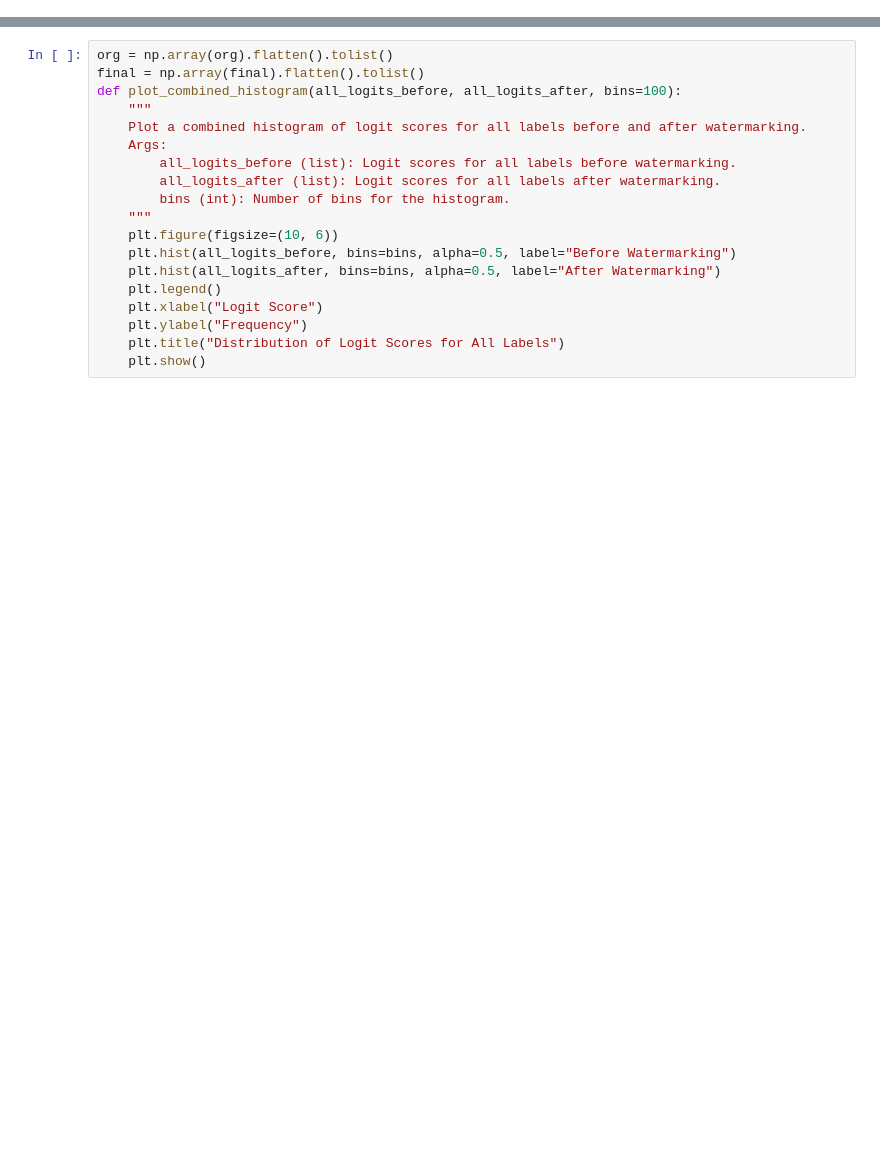
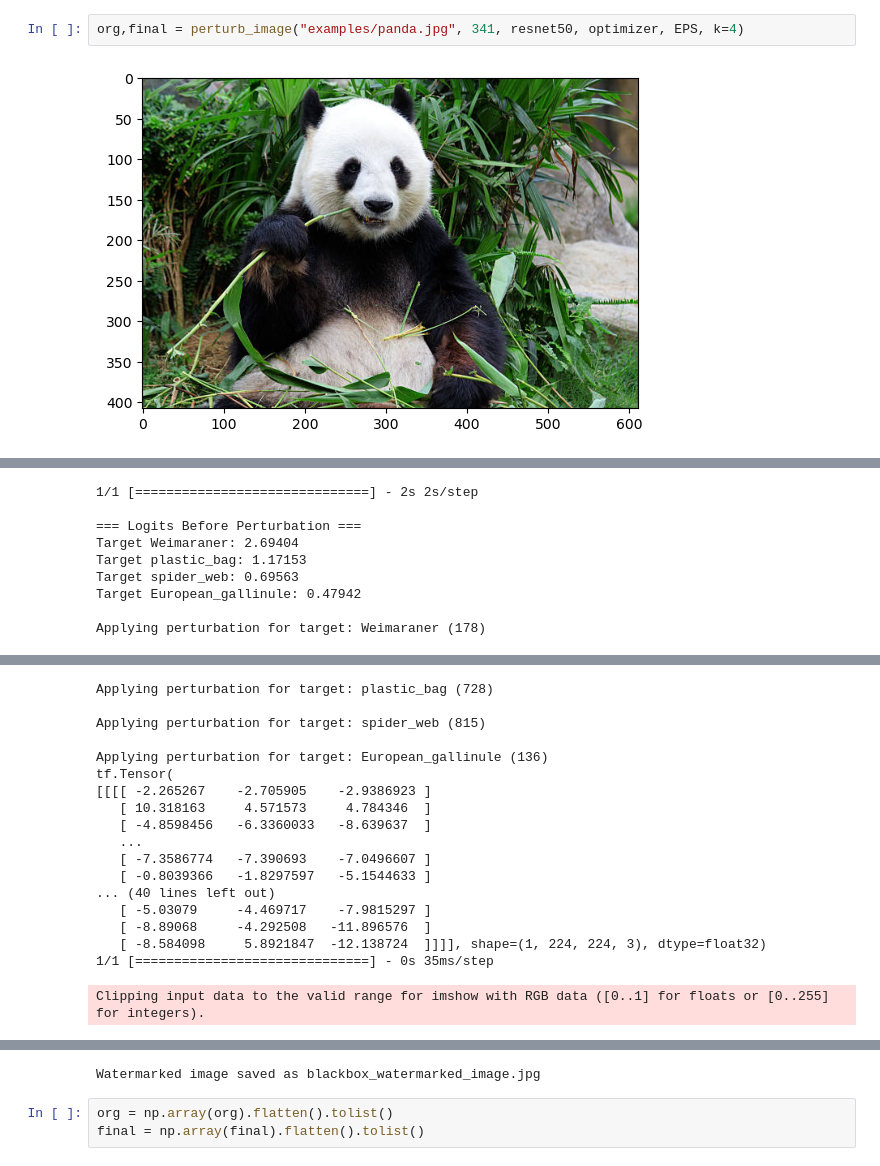
Before and after one commit to ndxdxd/Capstone-Q2, a Jupyter notebook: blackbox.ipynb, the cells around one changed output, grey strips where cells are left out. Drawn from its saved outputs; the diff is of its cells as text; blank space fills up the shorter version.

Commit message:
did regen on blackbox image

```diff
--- a/blackbox.ipynb
+++ b/blackbox.ipynb
@@ -209,0 +26,4 @@ Watermark Verification: Success
+# %%
+org,final = perturb_image("examples/panda.jpg", 341, resnet50, optimizer, EPS, k=4)
+# %% [output]
+[figure, added]
@@ -209,0 +31,9 @@ Watermark Verification: Success
+1/1 [==============================] - 2s 2s/step
+
+=== Logits Before Perturbation ===
+Target Weimaraner: 2.69404
+Target plastic_bag: 1.17153
+Target spider_web: 0.69563
+Target European_gallinule: 0.47942
+
+Applying perturbation for target: Weimaraner (178)
@@ -209,0 +45,18 @@ Watermark Verification: Success
+Applying perturbation for target: plastic_bag (728)
+
+Applying perturbation for target: spider_web (815)
+
+Applying perturbation for target: European_gallinule (136)
+tf.Tensor(
+[[[[ -2.265267    -2.705905    -2.9386923 ]
+   [ 10.318163     4.571573     4.784346  ]
+   [ -4.8598456   -6.3360033   -8.639637  ]
+   ...
+   [ -7.3586774   -7.390693    -7.0496607 ]
+   [ -0.8039366   -1.8297597   -5.1544633 ]
+... (40 lines left out)
+   [ -5.03079     -4.469717    -7.9815297 ]
+   [ -8.89068     -4.292508   -11.896576  ]
+   [ -8.584098     5.8921847  -12.138724  ]]]], shape=(1, 224, 224, 3), dtype=float32)
+1/1 [==============================] - 0s 35ms/step
+Clipping input data to the valid range for imshow with RGB data ([0..1] for floats or [0..255] for integers).
@@ -210,22 +76,7 @@ Watermark Verification: Success
+Watermarked image saved as blackbox_watermarked_image.jpg
 # %%
 org = np.array(org).flatten().tolist()
 final = np.array(final).flatten().tolist()
-def plot_combined_histogram(all_logits_before, all_logits_after, bins=100):
-    """
-    Plot a combined histogram of logit scores for all labels before and after watermarking.
-    Args:
-        all_logits_before (list): Logit scores for all labels before watermarking.
-        all_logits_after (list): Logit scores for all labels after watermarking.
-        bins (int): Number of bins for the histogram.
-    """
-    plt.figure(figsize=(10, 6))
-    plt.hist(all_logits_before, bins=bins, alpha=0.5, label="Before Watermarking")
-    plt.hist(all_logits_after, bins=bins, alpha=0.5, label="After Watermarking")
-    plt.legend()
-    plt.xlabel("Logit Score")
-    plt.ylabel("Frequency")
-    plt.title("Distribution of Logit Scores for All Labels")
-    plt.show()
 # %%
 plot_combined_histogram(org,final)
 # %% [output]
```
Also changed, not shown: parts of 6 cells of this notebook, 1 other file.
